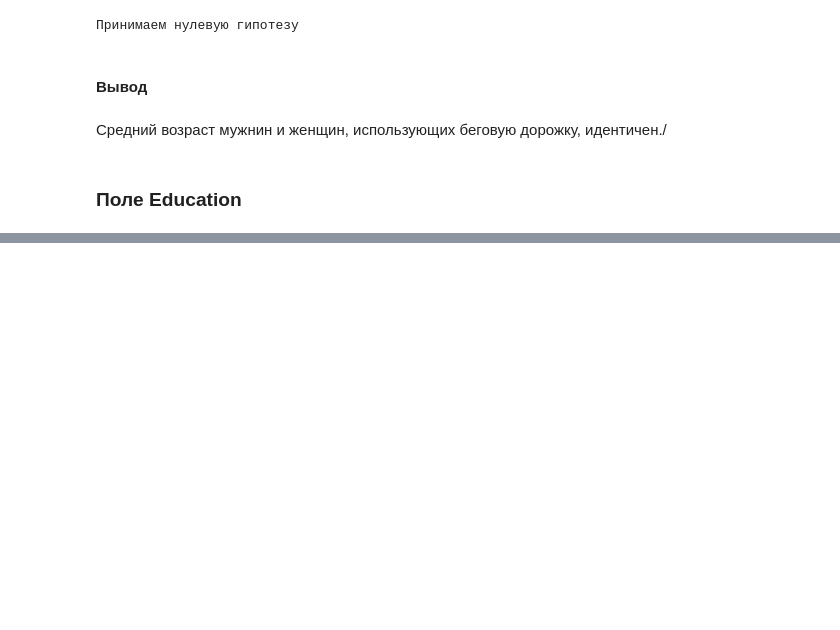
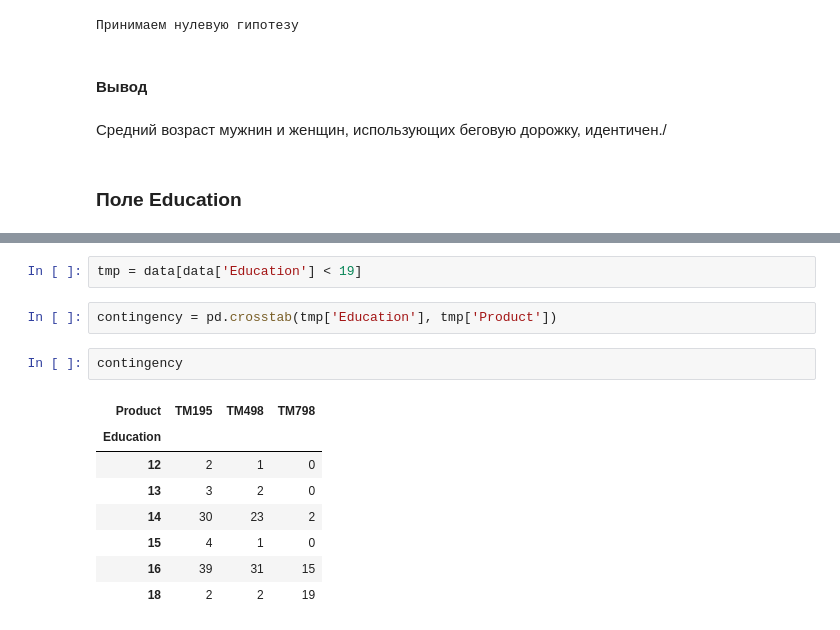
Before and after one commit to Chularev/kaggle_competitions, a Jupyter notebook: CardioGoodFitness/notebook.ipynb, the cells around one changed output, grey strips where cells are left out. Saved outputs shown, nothing was run; the diff lists cells and outputs as text; blank space fills up the shorter version.

```diff
--- a/CardioGoodFitness/notebook.ipynb
+++ b/CardioGoodFitness/notebook.ipynb
@@ -446,0 +460,15 @@ data.boxplot('Education')
+# %%
+tmp = data[data['Education'] < 19]
+# %%
+contingency = pd.crosstab(tmp['Education'], tmp['Product'])
+# %%
+contingency
+# %% [output]
+| Product | TM195 | TM498 | TM798 |
+| Education |  |  |  |
+| 12 | 2 | 1 | 0 |
+| 13 | 3 | 2 | 0 |
+| 14 | 30 | 23 | 2 |
+| 15 | 4 | 1 | 0 |
+| 16 | 39 | 31 | 15 |
+| 18 | 2 | 2 | 19 |
```
Also changed, not shown: parts of 13 cells of this notebook.
